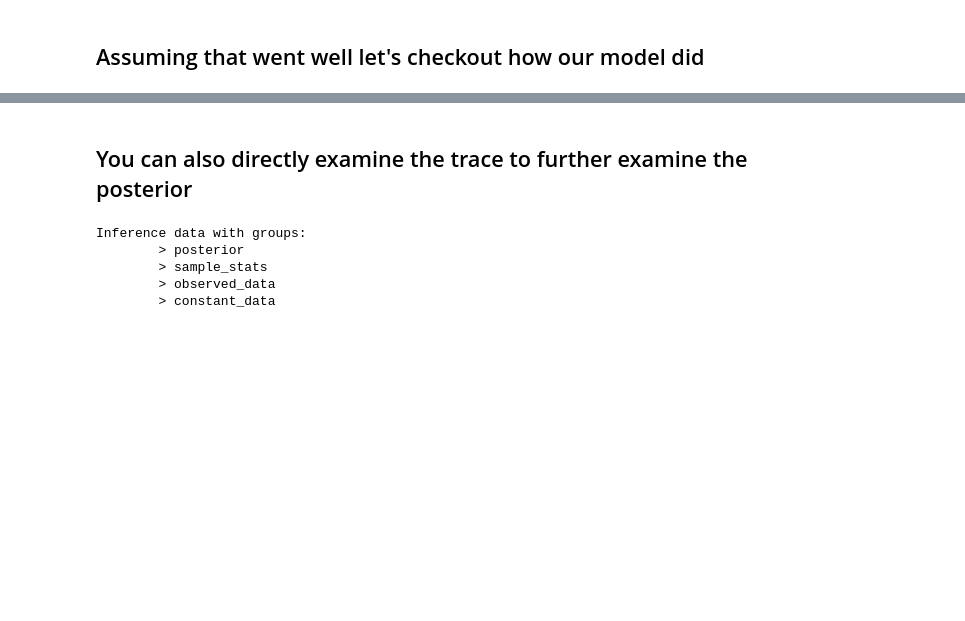
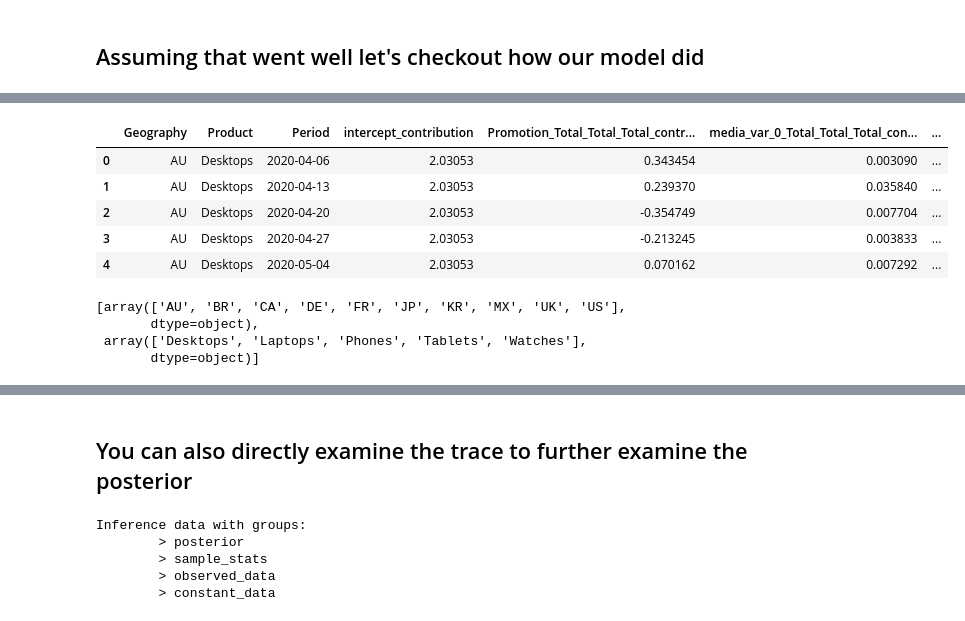
Before and after one commit to redam94/BayesInsight, a Jupyter notebook: example_workflow.ipynb, the cells around one changed output, grey strips where cells are left out. Cells and saved outputs as stored; diff of their text form; code cells hidden in the pictures; blank space fills up the shorter version.

```diff
--- a/example_workflow.ipynb
+++ b/example_workflow.ipynb
@@ -131,0 +118,9 @@ Name: intercept_contribution, dtype: float64
+# %%
+contribution_actuals.head()
+# %% [output]
+|  | Geography | Product | Period | intercept_contribution | Promotion_Total_Total_Total_contr... | media_var_0_Total_Total_Total_con... | ... |
+| 0 | AU | Desktops | 2020-04-06 | 2.03053 | 0.343454 | 0.003090 | ... |
+| 1 | AU | Desktops | 2020-04-13 | 2.03053 | 0.239370 | 0.035840 | ... |
+| 2 | AU | Desktops | 2020-04-20 | 2.03053 | -0.354749 | 0.007704 | ... |
+| 3 | AU | Desktops | 2020-04-27 | 2.03053 | -0.213245 | 0.003833 | ... |
+| 4 | AU | Desktops | 2020-05-04 | 2.03053 | 0.070162 | 0.007292 | ... |
@@ -131,0 +129,7 @@ Name: intercept_contribution, dtype: float64
+# %%
+sorted(tuple(contribution_actuals[id_].unique() for id_ in ["Geography", "Product"]), key=len, reverse=True)
+# %% [output]
+[array(['AU', 'BR', 'CA', 'DE', 'FR', 'JP', 'KR', 'MX', 'UK', 'US'],
+       dtype=object),
+ array(['Desktops', 'Laptops', 'Phones', 'Tablets', 'Watches'],
+       dtype=object)]
```
Also changed, not shown: parts of 13 cells of this notebook, 5 other files.
